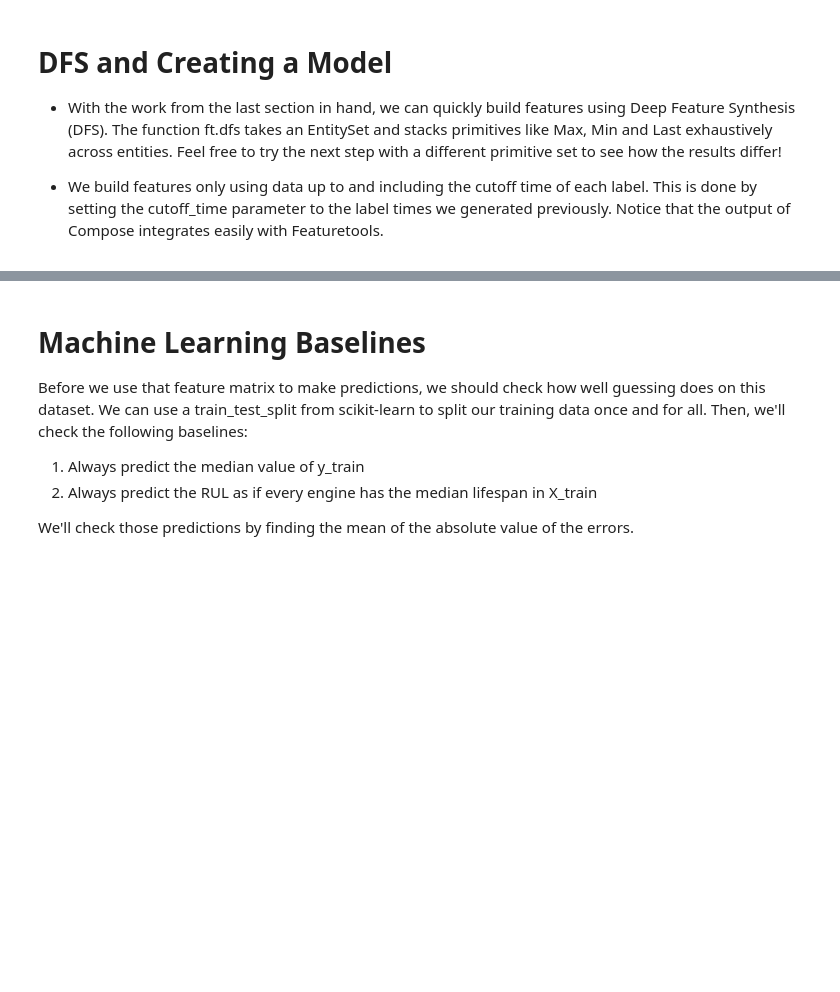
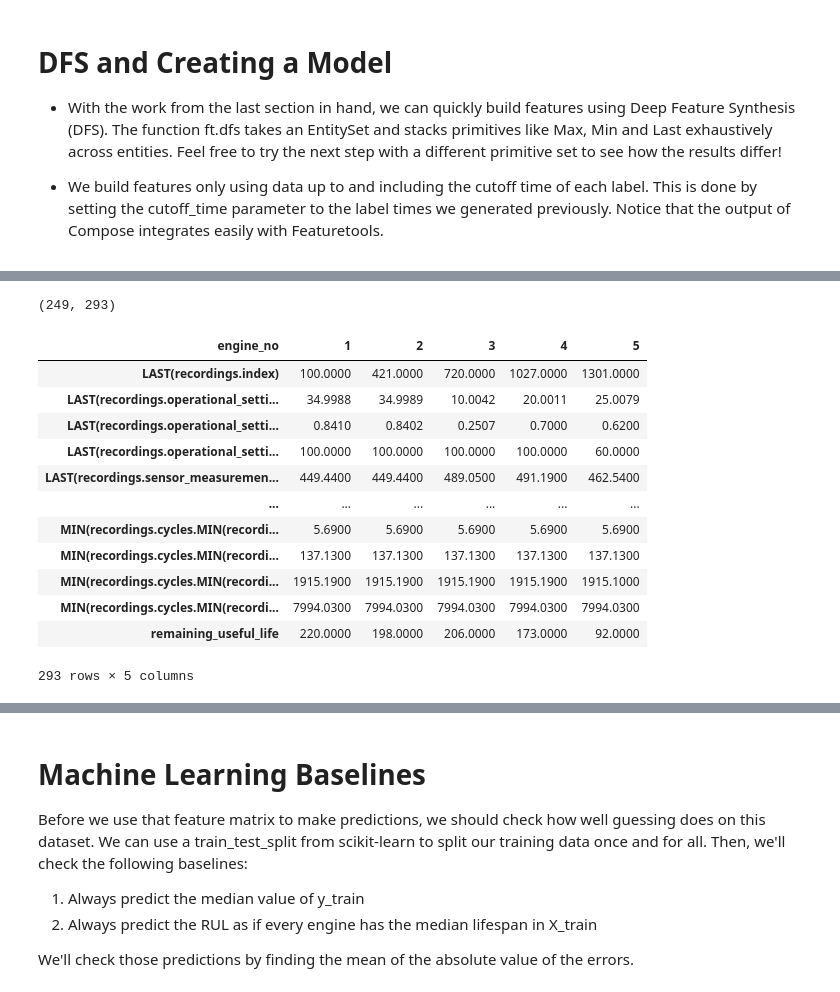
Before and after one commit to sakerajunior/ptpjb, a Jupyter notebook: 16 - Machine Learning untuk Prediksi Kerusakan Komponen.ipynb, the cells around one changed output, grey strips where cells are left out. Saved outputs shown, nothing was run; the diff lists cells and outputs as text; code cells hidden in the pictures; blank space fills up the shorter version.

```diff
--- a/16 - Machine Learning untuk Prediksi Kerusakan Komponen.ipynb
+++ b/16 - Machine Learning untuk Prediksi Kerusakan Komponen.ipynb
@@ -484,0 +485,18 @@ Elapsed: 02:19 | Progress: 100%|████████████████
+# %%
+print(fm.shape)
+fm.head().transpose()
+# %% [output]
+(249, 293)
+| engine_no | 1 | 2 | 3 | 4 | 5 |
+| LAST(recordings.index) | 100.0000 | 421.0000 | 720.0000 | 1027.0000 | 1301.0000 |
+| LAST(recordings.operational_setti... | 34.9988 | 34.9989 | 10.0042 | 20.0011 | 25.0079 |
+| LAST(recordings.operational_setti... | 0.8410 | 0.8402 | 0.2507 | 0.7000 | 0.6200 |
+| LAST(recordings.operational_setti... | 100.0000 | 100.0000 | 100.0000 | 100.0000 | 60.0000 |
+| LAST(recordings.sensor_measuremen... | 449.4400 | 449.4400 | 489.0500 | 491.1900 | 462.5400 |
+| ... | ... | ... | ... | ... | ... |
+| MIN(recordings.cycles.MIN(recordi... | 5.6900 | 5.6900 | 5.6900 | 5.6900 | 5.6900 |
+| MIN(recordings.cycles.MIN(recordi... | 137.1300 | 137.1300 | 137.1300 | 137.1300 | 137.1300 |
+| MIN(recordings.cycles.MIN(recordi... | 1915.1900 | 1915.1900 | 1915.1900 | 1915.1900 | 1915.1000 |
+| MIN(recordings.cycles.MIN(recordi... | 7994.0300 | 7994.0300 | 7994.0300 | 7994.0300 | 7994.0300 |
+| remaining_useful_life | 220.0000 | 198.0000 | 206.0000 | 173.0000 | 92.0000 |
+293 rows × 5 columns
```
Also changed, not shown: parts of 19 cells of this notebook.
